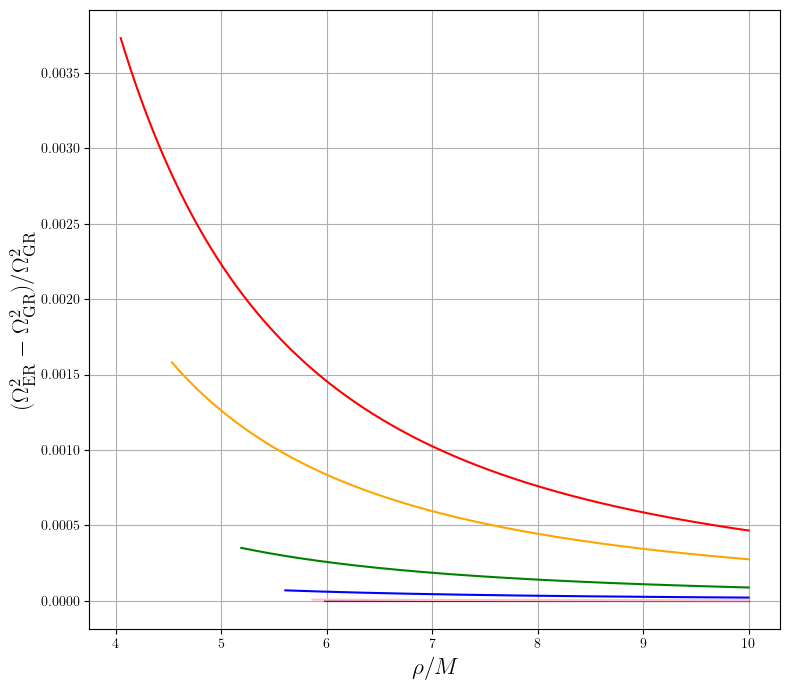
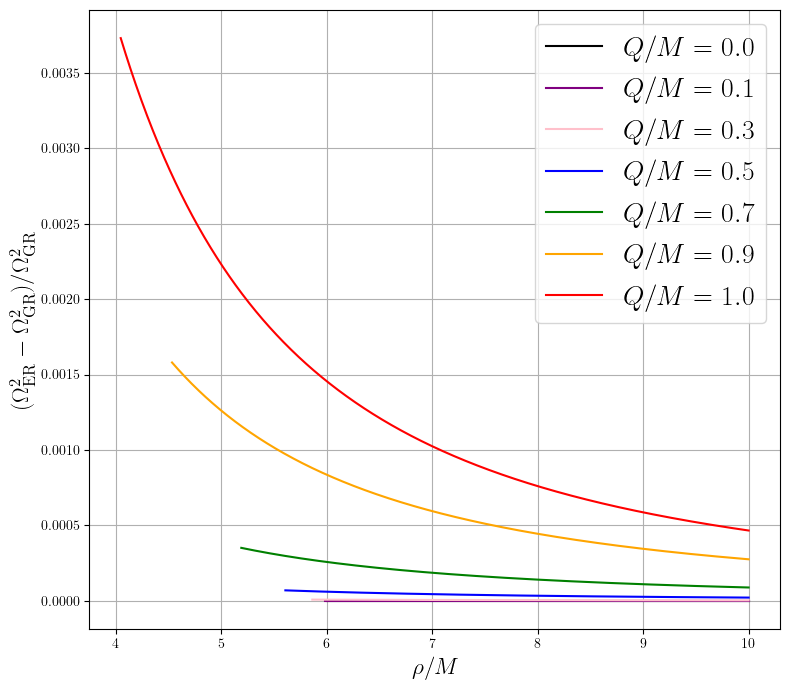
The change to this notebook cell's code, shown as a diff; its figure went from the first image to the second:
--- before
+++ after
@@ -17,5 +17,5 @@
 
 plt.grid()
-#plt.legend()
+plt.legend(fontsize=20)
 plt.xlabel(r'$\rho/M$', fontsize=17)
 plt.ylabel(r'$(\Omega^2_{\rm ER} - \Omega^2_{\rm GR}) / \Omega^2_{\rm GR}$', fontsize=17)

Commit: Update